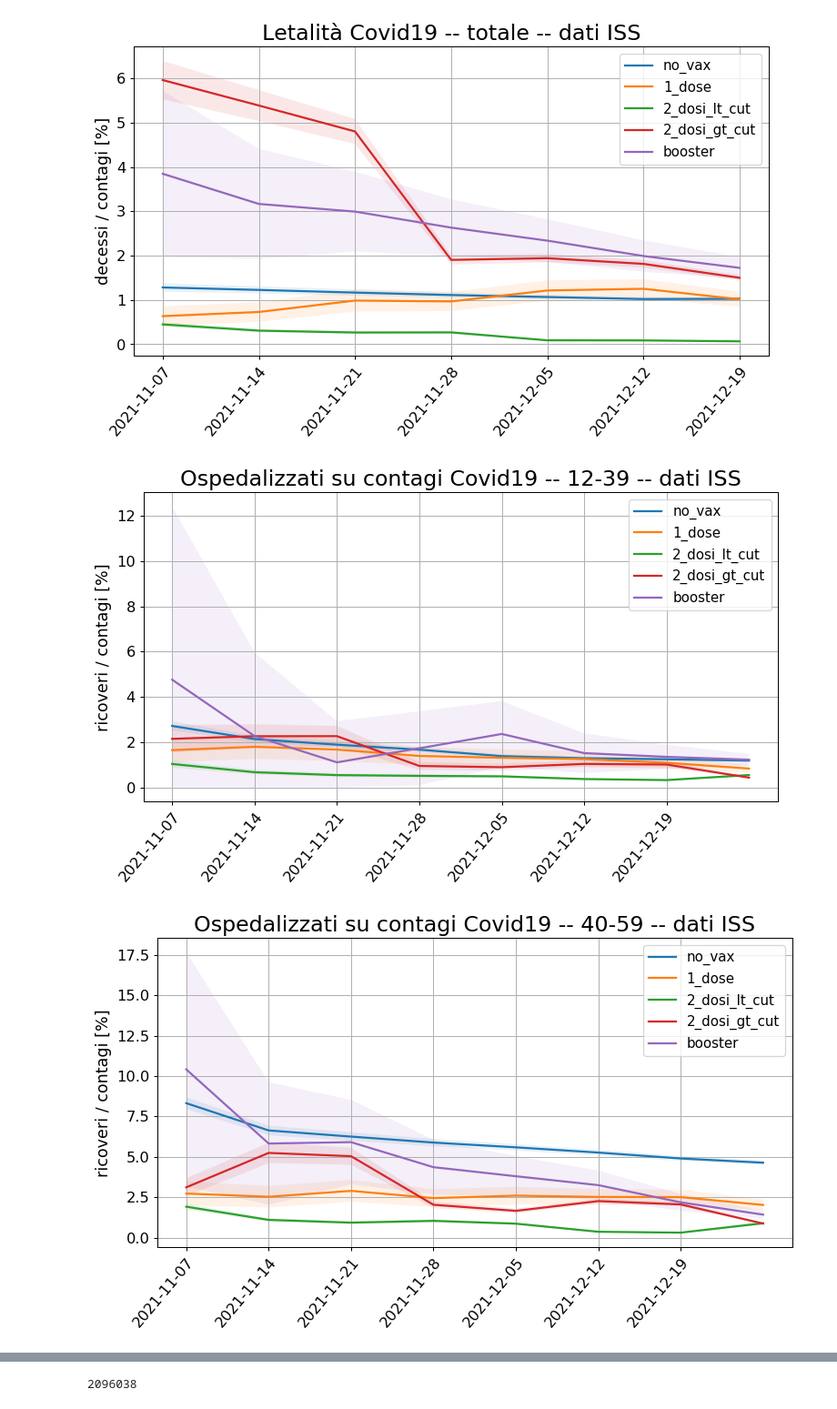
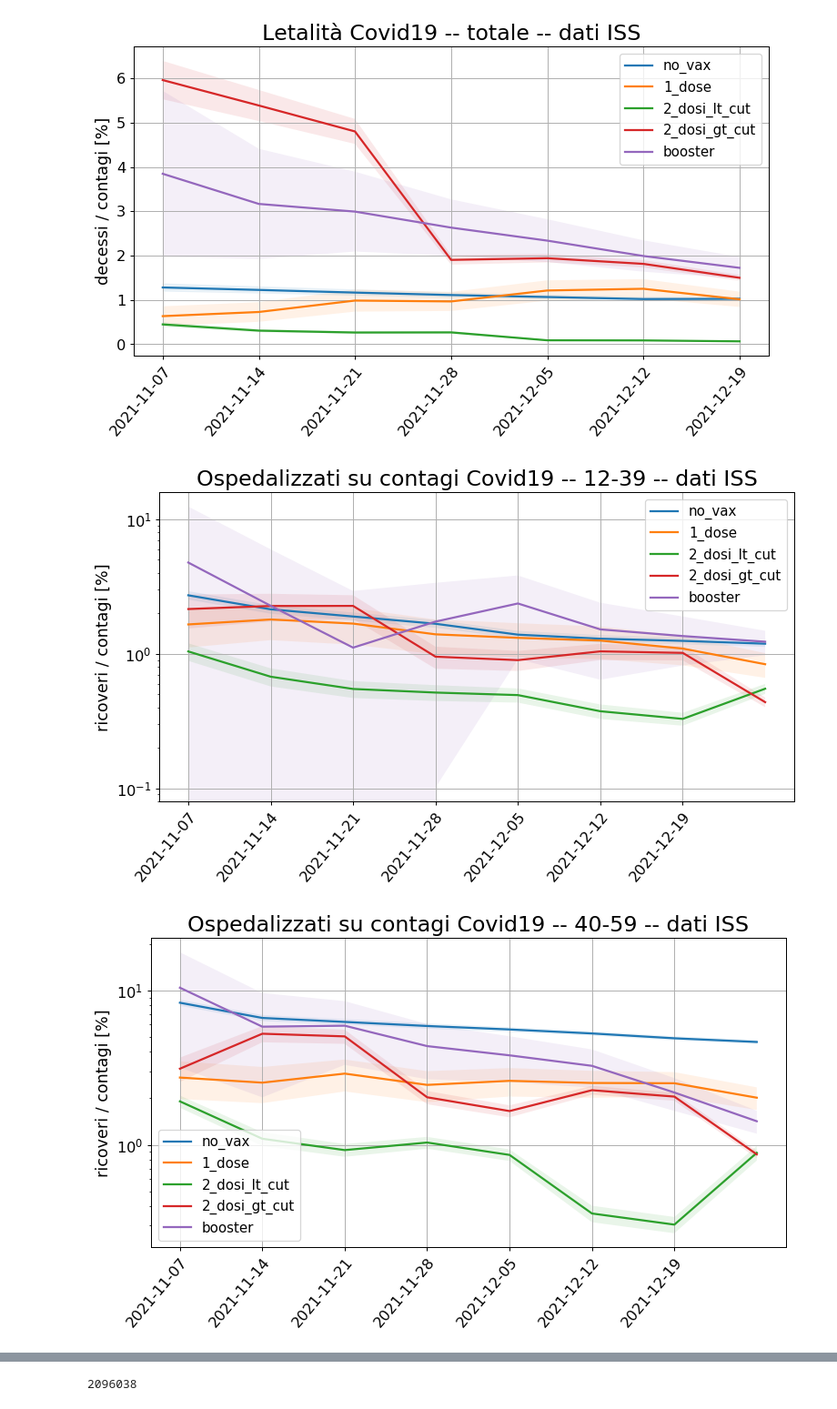
Before and after one commit to thomasmuntzer/covid19, a Jupyter notebook: Italy/iss_bull_analysis.ipynb, the cells around one changed output, grey strips where cells are left out. Shown at 91% size. Cells and saved outputs as stored; diff of their text form; code cells hidden in the pictures.

```diff
--- a/Italy/iss_bull_analysis.ipynb
+++ b/Italy/iss_bull_analysis.ipynb
@@ -369,12 +369,12 @@ for age in age_values:
 # %%
 for age in age_values:
     df_let = df_iss[df_iss.fascia_eta==age]
     get_lethality(df_let,
                   savename=f"ospedalizzati_contagi_iss_{age}",
                   title="Ospedalizzati su contagi Covid19",
-                  yscale="linear",
+                  yscale="log",
                   num_den=("ricoveri","contagi")
                  )
 # %% [output]
-[figure, old version]
+[figure, new version]
-[figure, old version]
+[figure, new version]
```
Also changed, not shown: parts of 1 cell of this notebook, 1 other file.
